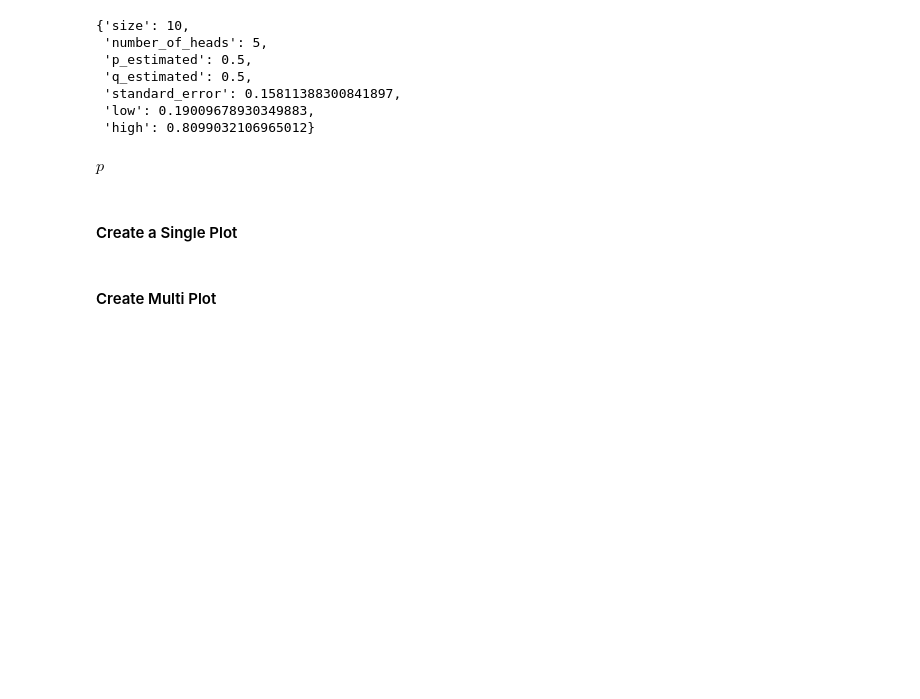
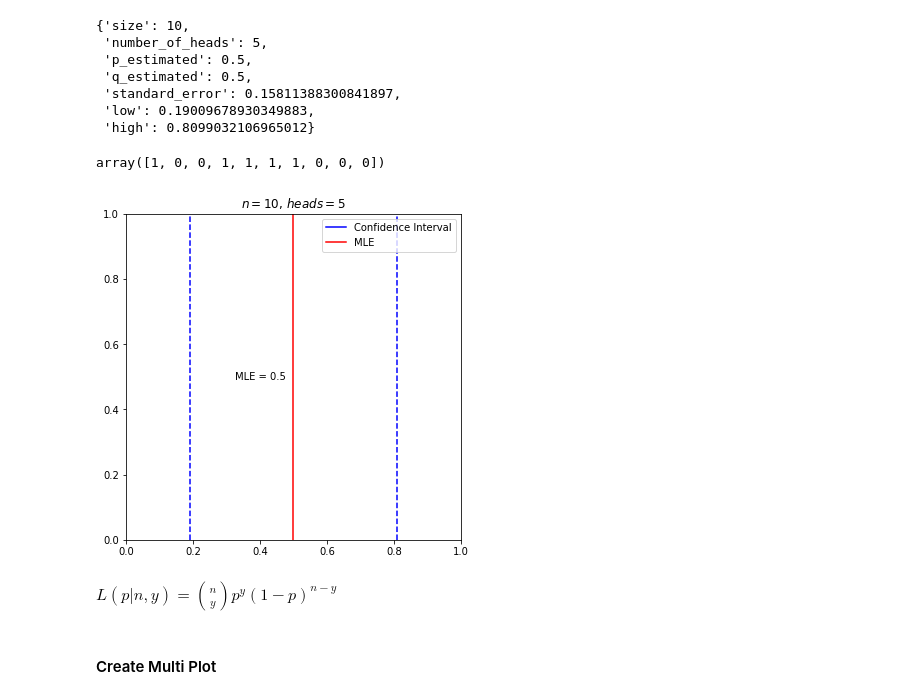
Before and after one commit to gabgilling/Bayesian-Blogs, a Jupyter notebook: Bayesian Simulation Blog Post 1.ipynb, the cells around one changed output. Cells and saved outputs as stored; diff of their text form; code cells hidden in the pictures; blank space fills up the shorter version.

```diff
--- a/Bayesian Simulation Blog Post 1.ipynb
+++ b/Bayesian Simulation Blog Post 1.ipynb
@@ -139,10 +162,31 @@ results
  'standard_error': 0.15811388300841897,
  'low': 0.19009678930349883,
  'high': 0.8099032106965012}
-# %% [markdown]
-$p~$
-# %% [markdown]
-#### Create a Single Plot
+# %%
+sample
+# %% [output]
+array([1, 0, 0, 1, 1, 1, 1, 0, 0, 0])
+# %%
+import matplotlib.lines as mlines
+
+fig, axs = plt.subplots(figsize = (6,6))
+
+axs.axvline(results['p_estimated'], color = 'red')
+axs.axvline(results['low'], color = 'blue', linestyle='dashed')
+axs.axvline(results['high'], color = 'blue', linestyle='dashed')
+axs.title.set_text("$ n = $" + str(results['size']) + ", $heads = $" + str(results['number_of_heads']))
+axs.text(results['p_estimated'] - 0.1, 0.5, 'MLE = ' + str(np.round(results['p_estimated'], 2)),
+
+horizontalalignment='center', verticalalignment='center', transform=axs.transAxes)
+
+blue_line = mlines.Line2D([], [], color='blue',
+                          markersize=15, label='Confidence Interval')
+red_line = mlines.Line2D([], [], color='red',
+                          markersize=15, label='MLE')
+
+axs.legend(handles = [blue_line, red_line], loc=1);
+# %% [output]
+[figure, added]
 # %%
 def plot_single_df(df, title):
     y = [col for col in df.columns if col != 'Theta'][0]
@@ -163,3 +206,5 @@ def plot_single_df(df, title):
+# %% [markdown]
+$L(p|n, y) = {n \choose y} p^y(1-p)^{n-y} $
 # %% [markdown]
 #### Create Multi Plot
 # %%
```
Also changed, not shown: parts of 17 cells of this notebook, 3 other files.
